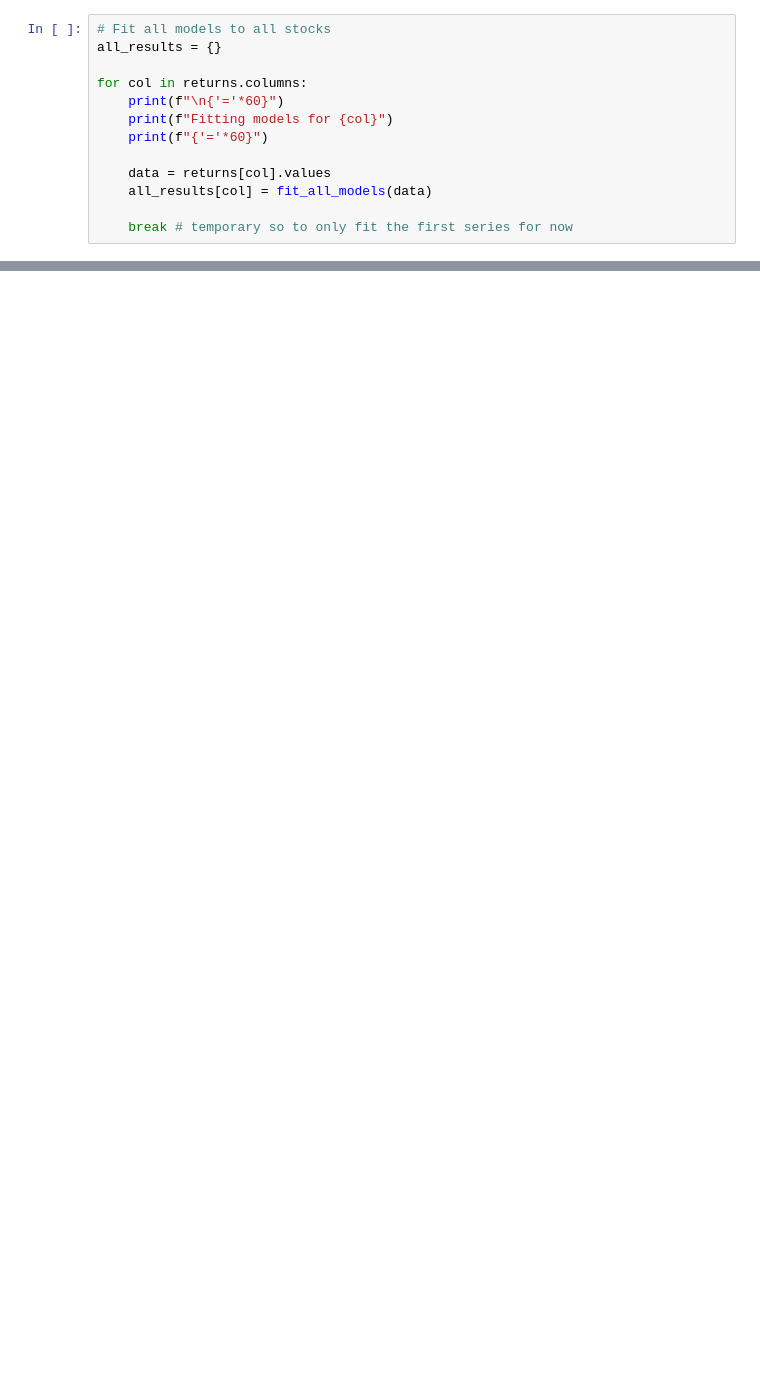
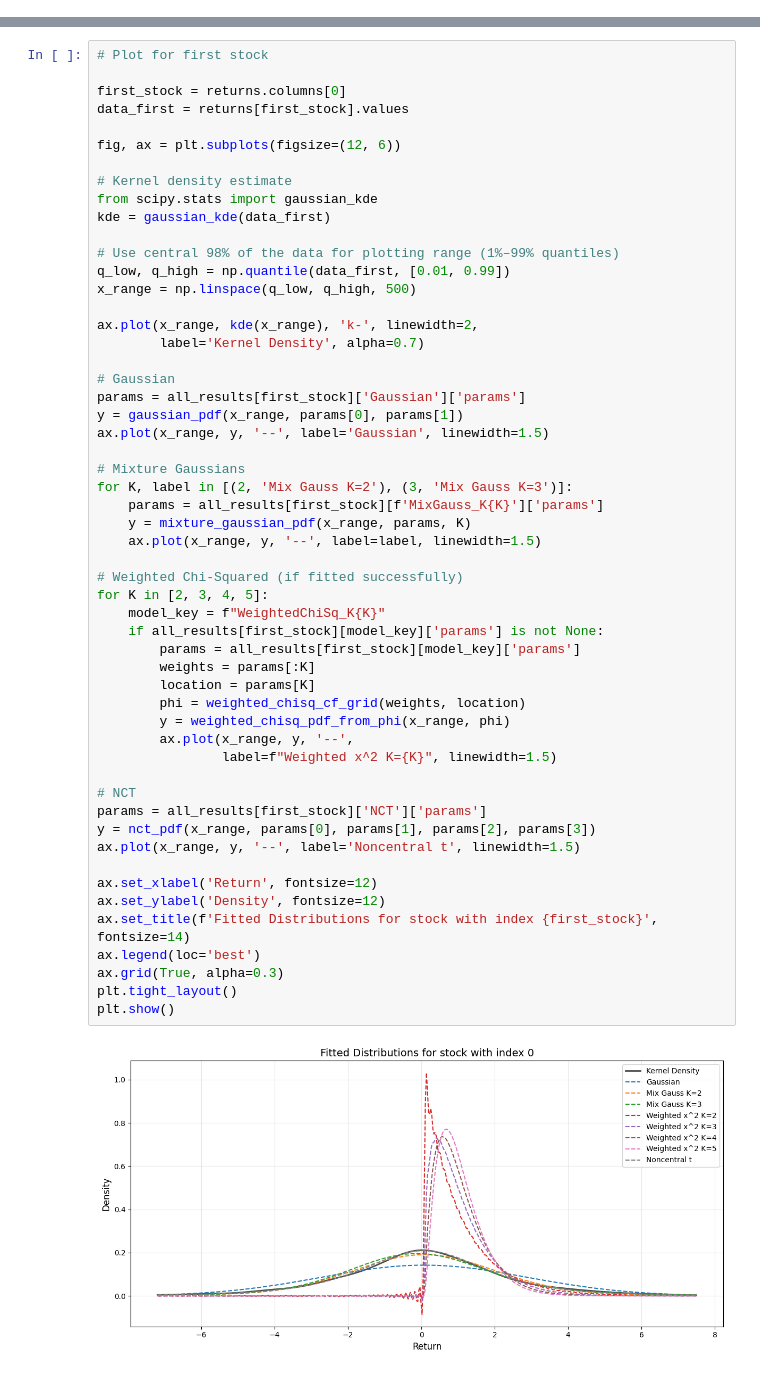
Before and after one commit to wallacees12/Stock-Modelling, a Jupyter notebook: SFF_Take_Home_2.ipynb, the cells around one changed output, grey strips where cells are left out. Cells and saved outputs as stored; diff of their text form; blank space fills up the shorter version.

```diff
--- a/SFF_Take_Home_2.ipynb
+++ b/SFF_Take_Home_2.ipynb
@@ -355,13 +0,0 @@ def fit_all_models(data):
-# %%
-# Fit all models to all stocks
-all_results = {}
-
-for col in returns.columns:
-    print(f"\n{'='*60}")
-    print(f"Fitting models for {col}")
-    print(f"{'='*60}")
-
-    data = returns[col].values
-    all_results[col] = fit_all_models(data)
-
-    break # temporary so to only fit the first series for now
@@ -476,0 +581,56 @@ KeyError: 1
+# %%
+# Plot for first stock
+
+first_stock = returns.columns[0]
+data_first = returns[first_stock].values
+
+fig, ax = plt.subplots(figsize=(12, 6))
+
+# Kernel density estimate
+from scipy.stats import gaussian_kde
+kde = gaussian_kde(data_first)
+
+# Use central 98% of the data for plotting range (1%–99% quantiles)
+q_low, q_high = np.quantile(data_first, [0.01, 0.99])
+x_range = np.linspace(q_low, q_high, 500)
+
+ax.plot(x_range, kde(x_range), 'k-', linewidth=2,
+        label='Kernel Density', alpha=0.7)
+
+# Gaussian
+params = all_results[first_stock]['Gaussian']['params']
+y = gaussian_pdf(x_range, params[0], params[1])
+ax.plot(x_range, y, '--', label='Gaussian', linewidth=1.5)
+
+# Mixture Gaussians
+for K, label in [(2, 'Mix Gauss K=2'), (3, 'Mix Gauss K=3')]:
+    params = all_results[first_stock][f'MixGauss_K{K}']['params']
+    y = mixture_gaussian_pdf(x_range, params, K)
+    ax.plot(x_range, y, '--', label=label, linewidth=1.5)
+
+# Weighted Chi-Squared (if fitted successfully)
+for K in [2, 3, 4, 5]:
+    model_key = f"WeightedChiSq_K{K}"
+    if all_results[first_stock][model_key]['params'] is not None:
+        params = all_results[first_stock][model_key]['params']
+        weights = params[:K]
+        location = params[K]
+        phi = weighted_chisq_cf_grid(weights, location)
+        y = weighted_chisq_pdf_from_phi(x_range, phi)
+        ax.plot(x_range, y, '--',
+                label=f"Weighted x^2 K={K}", linewidth=1.5)
+
+# NCT
+params = all_results[first_stock]['NCT']['params']
+y = nct_pdf(x_range, params[0], params[1], params[2], params[3])
+ax.plot(x_range, y, '--', label='Noncentral t', linewidth=1.5)
+
+ax.set_xlabel('Return', fontsize=12)
+ax.set_ylabel('Density', fontsize=12)
+ax.set_title(f'Fitted Distributions for stock with index {first_stock}', fontsize=14)
+ax.legend(loc='best')
+ax.grid(True, alpha=0.3)
+plt.tight_layout()
+plt.show()
+# %% [output]
+[figure, added]
```
Also changed, not shown: parts of 40 cells of this notebook, 4 other files.
